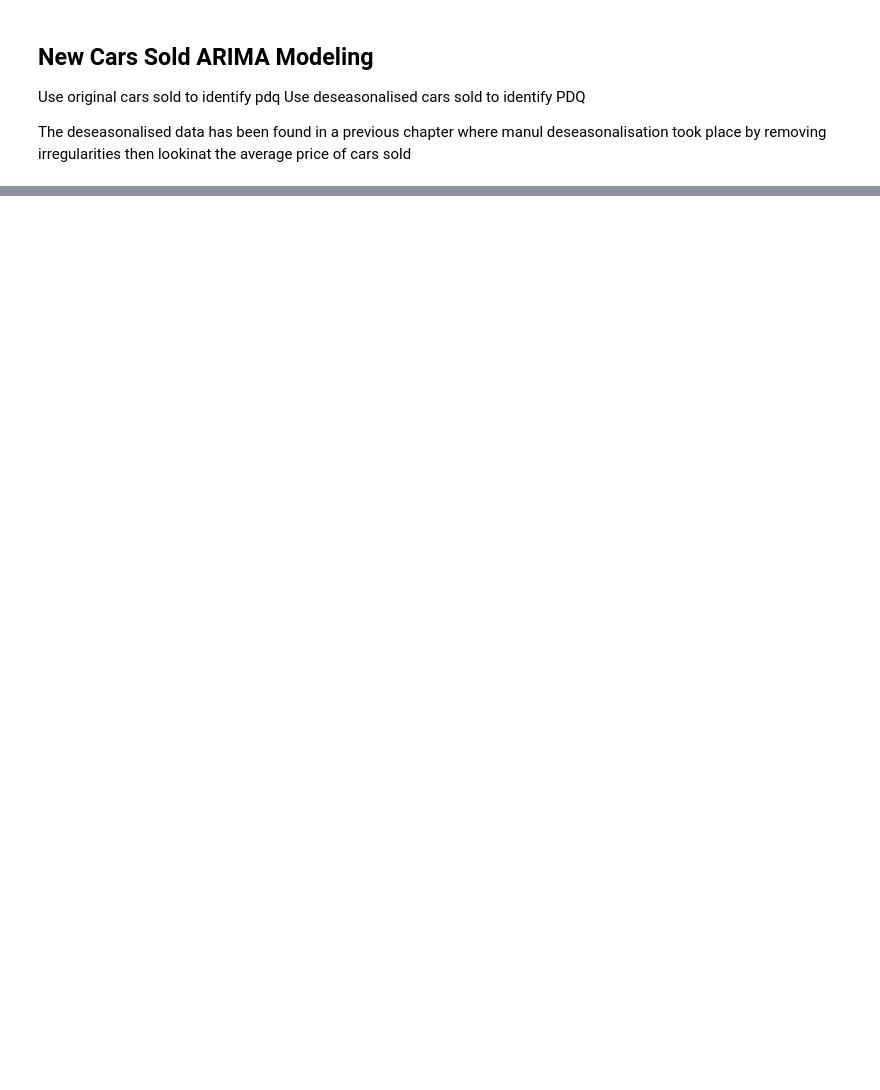
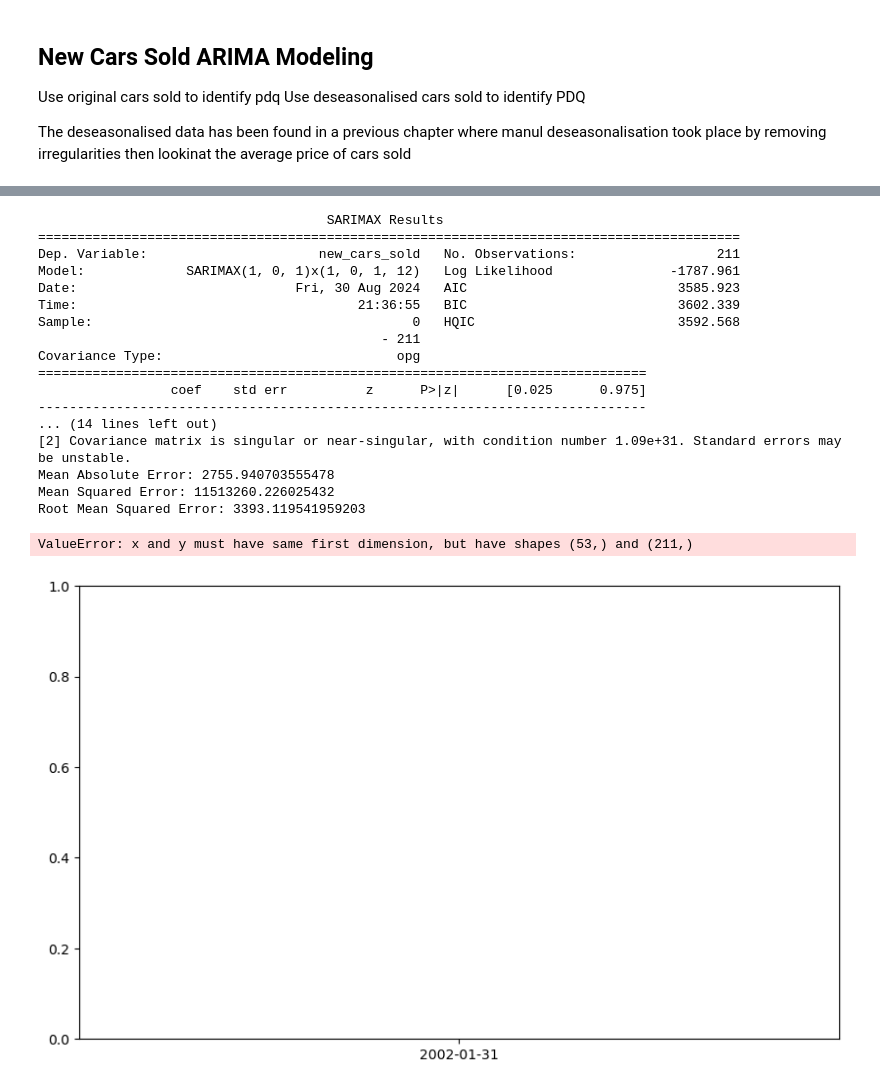
Before and after one commit to bennicholson2/Maryland-Automotive-Industry, a Jupyter notebook: analysis_chapters/04_arima_model.ipynb, the cells around one changed output, grey strips where cells are left out. Saved outputs shown, nothing was run; the diff lists cells and outputs as text; code cells hidden in the pictures; blank space fills up the shorter version.

```diff
--- a/analysis_chapters/04_arima_model.ipynb
+++ b/analysis_chapters/04_arima_model.ipynb
@@ -220,0 +371,8 @@ The series became stationary after 1 differences.
+# %%
+# train model
+sarima_model = SARIMAX(new_cars_train,
+                           order=(1, 0, 1),
+                           seasonal_order=(1, 0, 1, 12),
+                           enforce_stationarity=False,
+                           enforce_invertibility=False)
+sarima_results = sarima_model.fit()
@@ -220,0 +418,4 @@ The series became stationary after 1 differences.
+# %%
+# forecast the test period
+new_cars_prediction = sarima_results.get_forecast(steps=len(new_cars_test))
+new_cars_prediction
@@ -220,0 +424,7 @@ The series became stationary after 1 differences.
+# %%
+forecasted_values = new_cars_prediction.predicted_mean
+pred_ci = new_cars_prediction.conf_int()
+# %%
+mae = mean_absolute_error(new_cars_test, forecasted_values)
+mse = mean_squared_error(new_cars_test, forecasted_values)
+rmse = np.sqrt(mse)
@@ -220,0 +629,22 @@ The series became stationary after 1 differences.
+# %%
+finalize_sarima_model(new_cars_train,new_cars_test,1,0,1,1,0,1,12,len(new_cars_test),irregularities_removed_data)
+# %% [output]
+                                     SARIMAX Results
+==========================================================================================
+Dep. Variable:                      new_cars_sold   No. Observations:                  211
+Model:             SARIMAX(1, 0, 1)x(1, 0, 1, 12)   Log Likelihood               -1787.961
+Date:                            Fri, 30 Aug 2024   AIC                           3585.923
+Time:                                    21:36:55   BIC                           3602.339
+Sample:                                         0   HQIC                          3592.568
+                                            - 211
+Covariance Type:                              opg
+==============================================================================
+                 coef    std err          z      P>|z|      [0.025      0.975]
+------------------------------------------------------------------------------
+... (14 lines left out)
+[2] Covariance matrix is singular or near-singular, with condition number 1.09e+31. Standard errors may be unstable.
+Mean Absolute Error: 2755.940703555478
+Mean Squared Error: 11513260.226025432
+Root Mean Squared Error: 3393.119541959203
+ValueError: x and y must have same first dimension, but have shapes (53,) and (211,)
+[figure, added]
```
Also changed, not shown: parts of 28 cells of this notebook.
